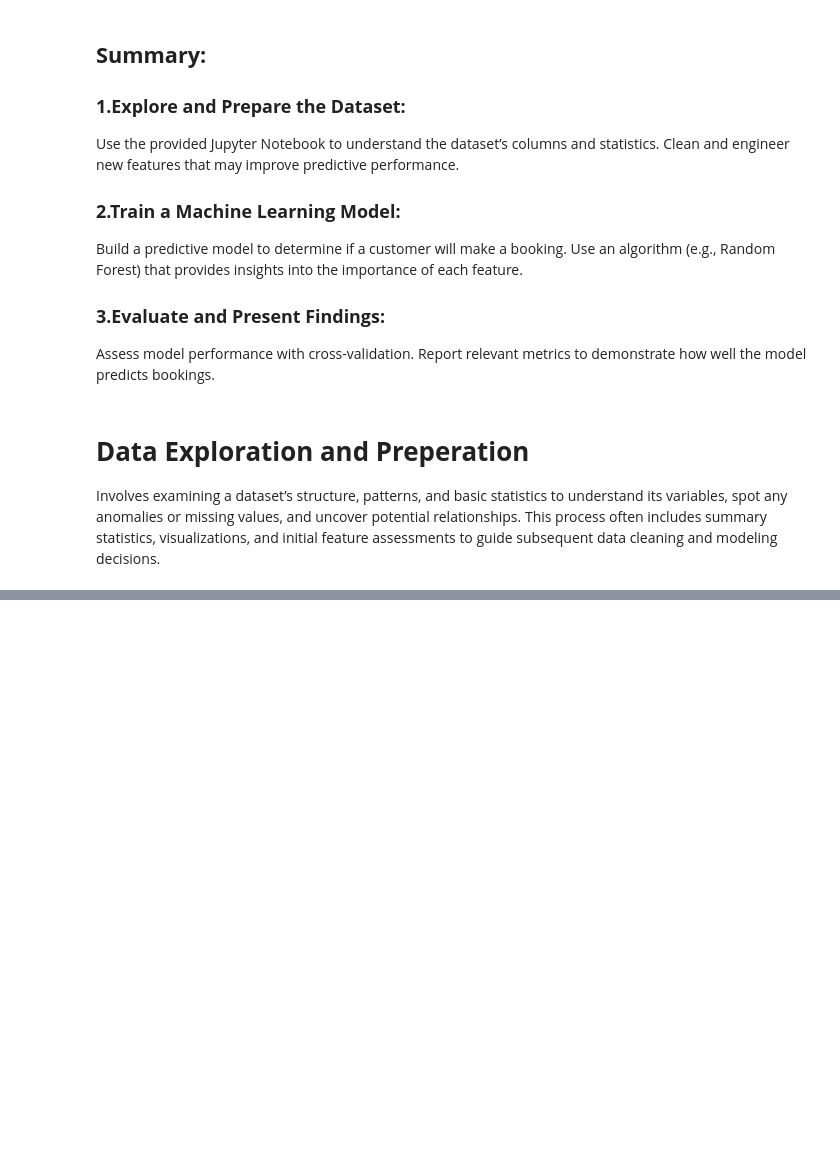
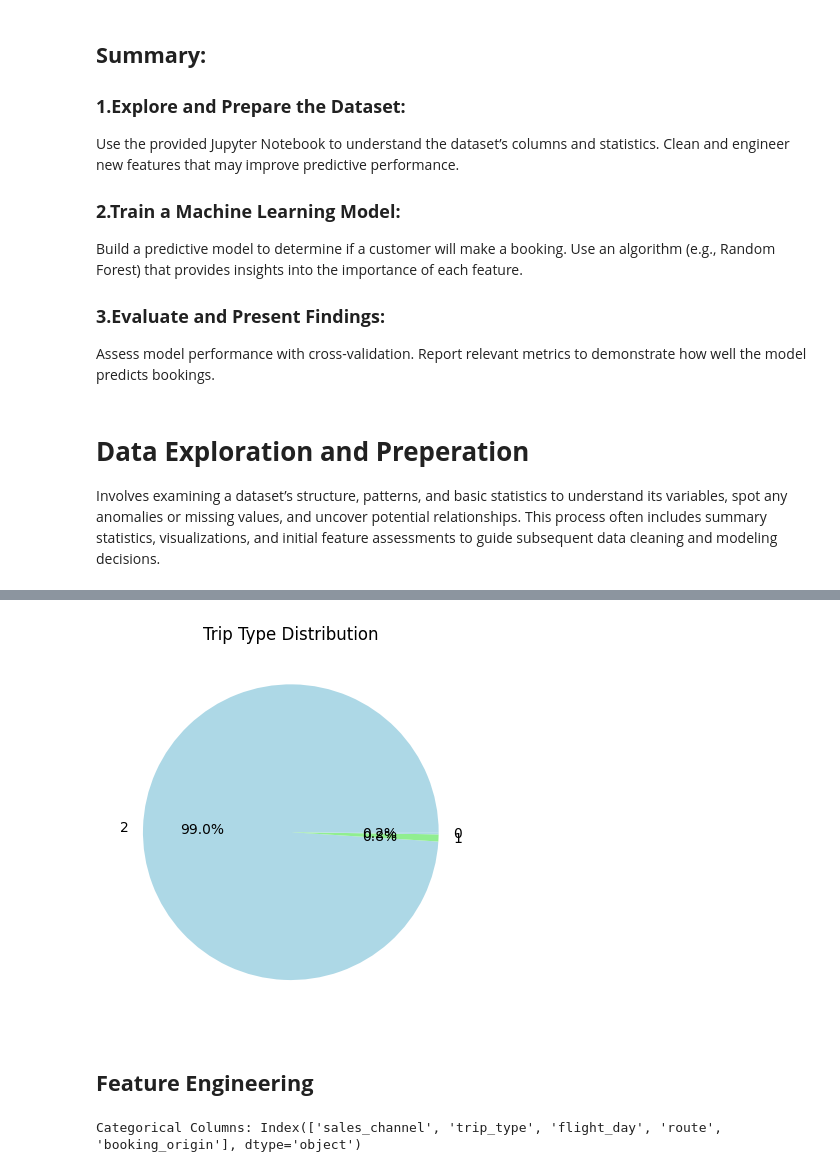
Before and after one commit to NathanaelMutua/British-Airways-Data-Science-Challenge, a Jupyter notebook: Task 2 British Airways Data Analysis.ipynb, the cells around one changed output, grey strips where cells are left out. Drawn from its saved outputs; the diff is of its cells as text; code cells hidden in the pictures; blank space fills up the shorter version.

Commit message:
Started data preperation
Some errors: I will do the mutual information score before encoding the categorical data.

```diff
--- a/Task 2 British Airways Data Analysis.ipynb
+++ b/Task 2 British Airways Data Analysis.ipynb
@@ -46,0 +31,8 @@ bookings.shape
+# %%
+# Let's first load our data into a dataframe(bookings)
+from google.colab import drive
+
+# I saved my file in my drive, so I will draw the file from my Drive
+drive.mount('/content/drive')
+csv_file = '/content/drive/My Drive/BRITISH AIRWAYS VIRTUAL INTERNSHIP/customer_booking.csv'
+bookings = pd.read_csv(csv_file, encoding = "ISO-8859-1")
@@ -46,0 +126,10 @@ bookings.shape
+# %%
+# Just for a brief preview let's visualize our trip type data
+import matplotlib.pyplot as plt
+
+bookings["trip_type"].value_counts().plot.pie(autopct='%1.1f%%', colors=["lightblue", "lightgreen"])
+plt.title("Trip Type Distribution")
+plt.ylabel("")
+plt.show()
+# %% [output]
+[figure, added]
@@ -46,0 +145,10 @@ bookings.shape
+# %% [markdown]
+## **Feature Engineering**
+# %%
+# Categorical data to numerical form
+# trip_type and flight_day are ordinal data - has order
+# Sales channel, Route and Booking_origin are nominal data - no order
+categorical_cols = bookings.select_dtypes(include=["object"]).columns
+print("Categorical Columns:", categorical_cols)
+# %% [output]
+Categorical Columns: Index(['sales_channel', 'trip_type', 'flight_day', 'route', 'booking_origin'], dtype='object')
```
Also changed, not shown: parts of 14 cells of this notebook.
